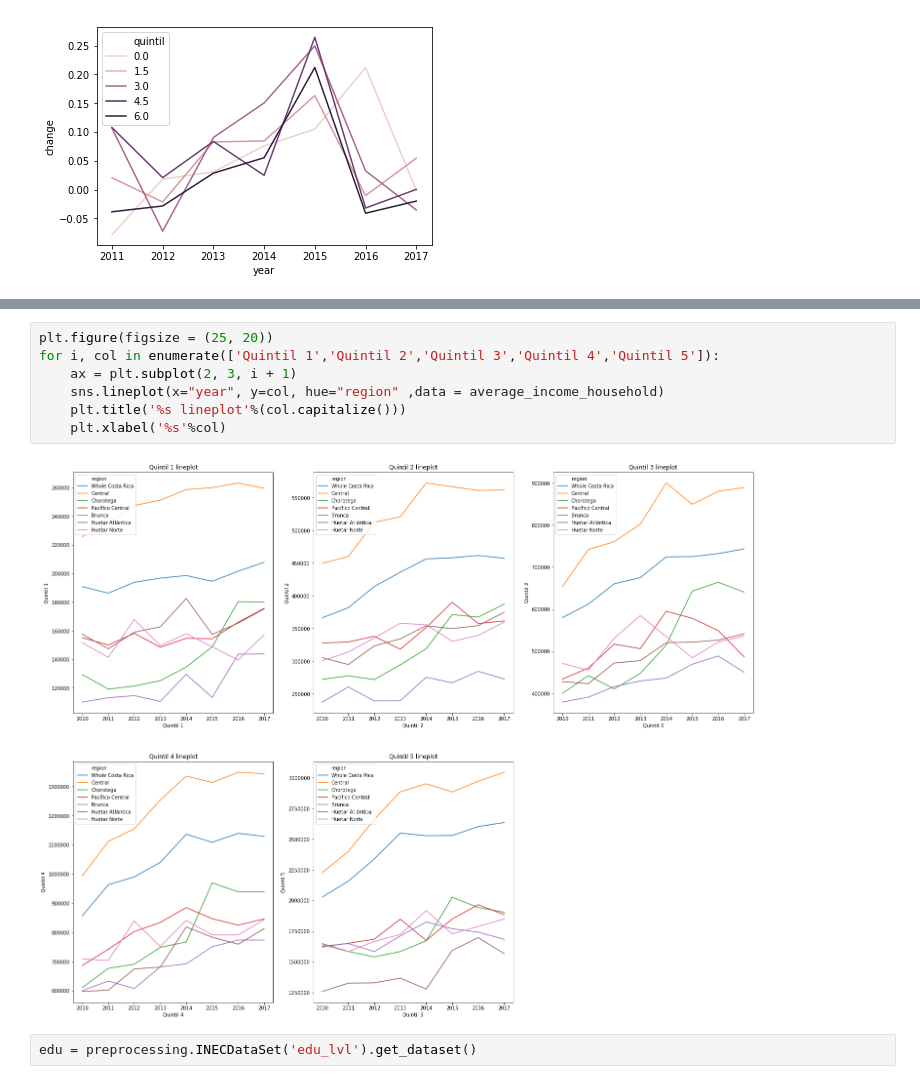
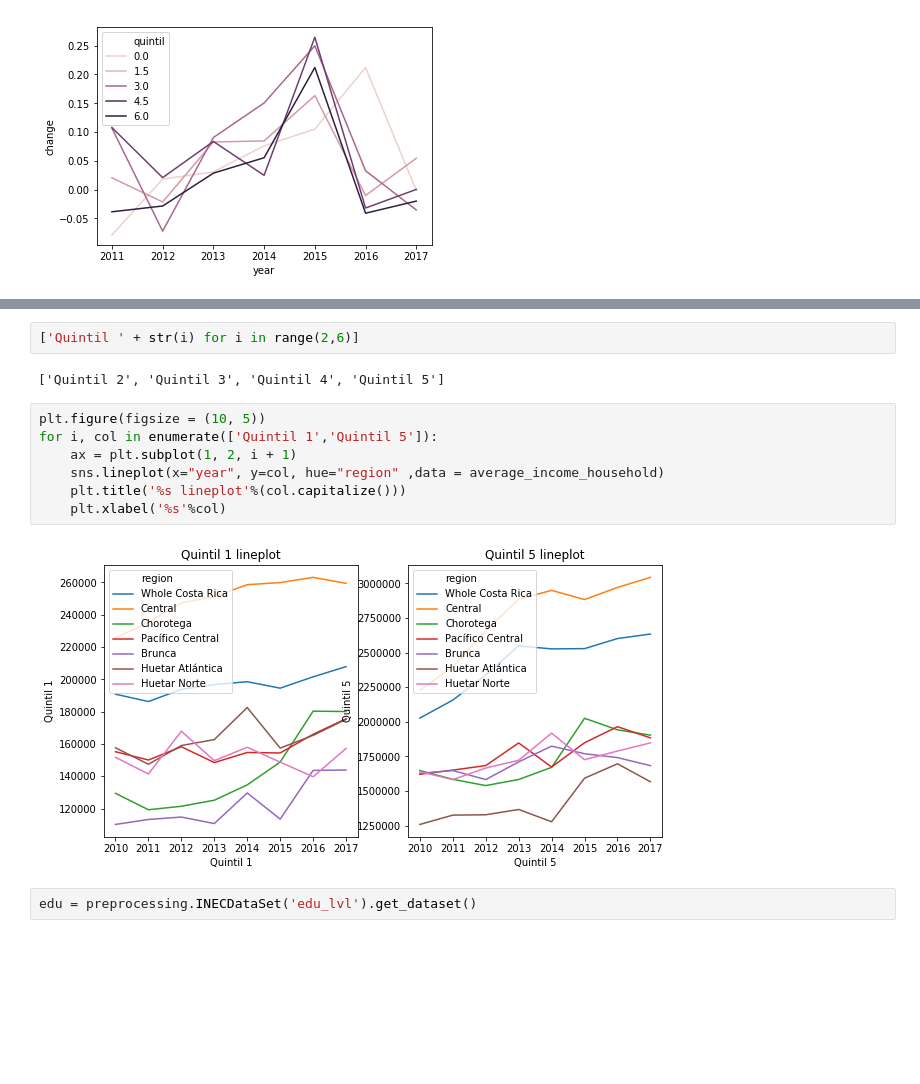
Before and after one commit to zhaomh1998/ece143, a Jupyter notebook: Household_characteristics.ipynb, the cells around one changed output, grey strips where cells are left out. Drawn from its saved outputs; the diff is of its cells as text; blank space fills up the shorter version.

Commit message:
add line plot

```diff
--- a/Household_characteristics.ipynb
+++ b/Household_characteristics.ipynb
@@ -170,12 +197,16 @@ cho_change
+# %%
+['Quintil ' + str(i) for i in range(2,6)]
+# %% [output]
+['Quintil 2', 'Quintil 3', 'Quintil 4', 'Quintil 5']
 # %%
-plt.figure(figsize = (25, 20))
-for i, col in enumerate(['Quintil 1','Quintil 2','Quintil 3','Quintil 4','Quintil 5']):
-    ax = plt.subplot(2, 3, i + 1)
+plt.figure(figsize = (10, 5))
+for i, col in enumerate(['Quintil 1','Quintil 5']):
+    ax = plt.subplot(1, 2, i + 1)
     sns.lineplot(x="year", y=col, hue="region" ,data = average_income_household)
     plt.title('%s lineplot'%(col.capitalize()))
     plt.xlabel('%s'%col)
 # %% [output]
-[figure, old version]
+[figure, new version]
 # %%
 edu = preprocessing.INECDataSet('edu_lvl').get_dataset()
 # %% [output]
```
Also changed, not shown: parts of 12 cells of this notebook, 1 other file.
